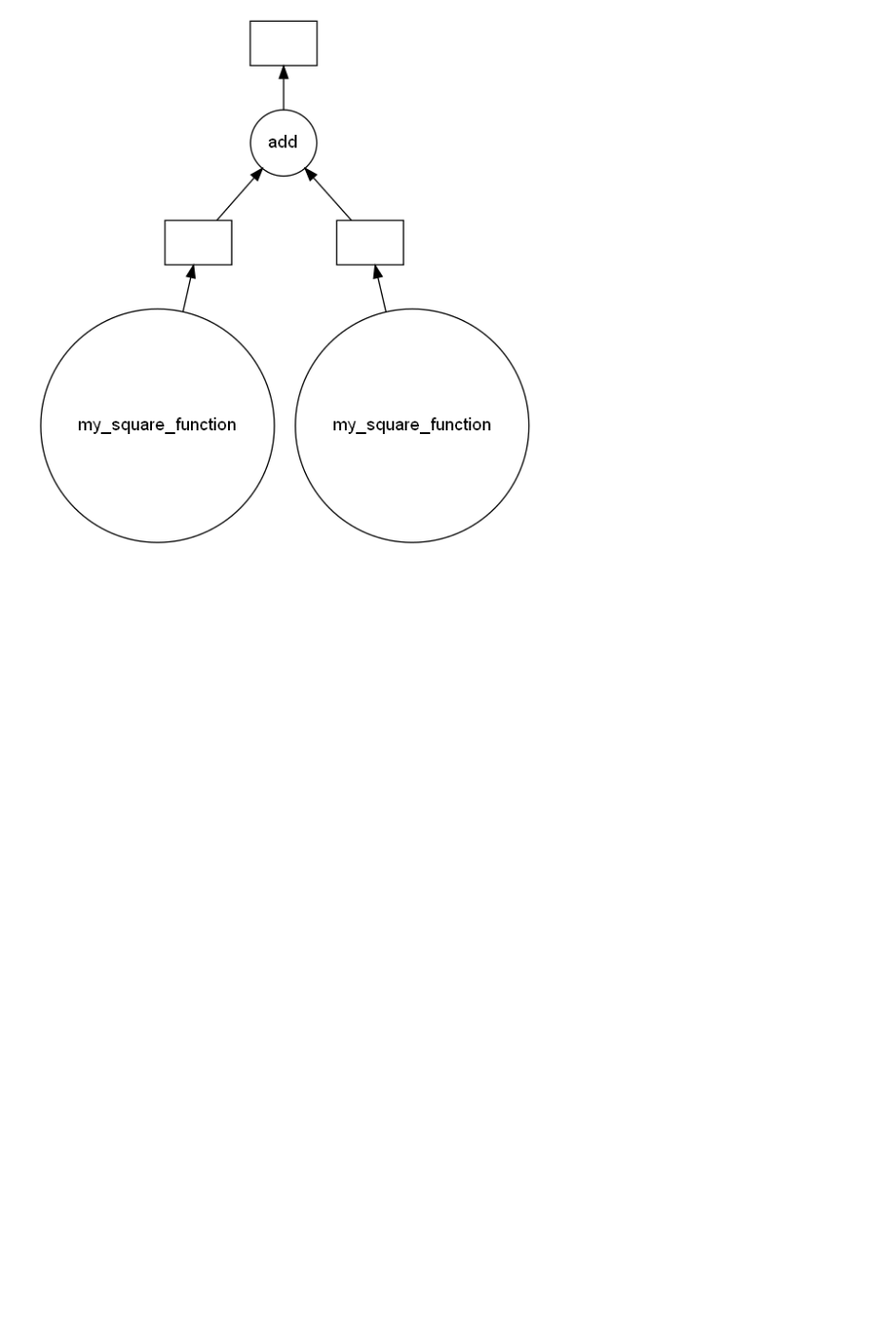
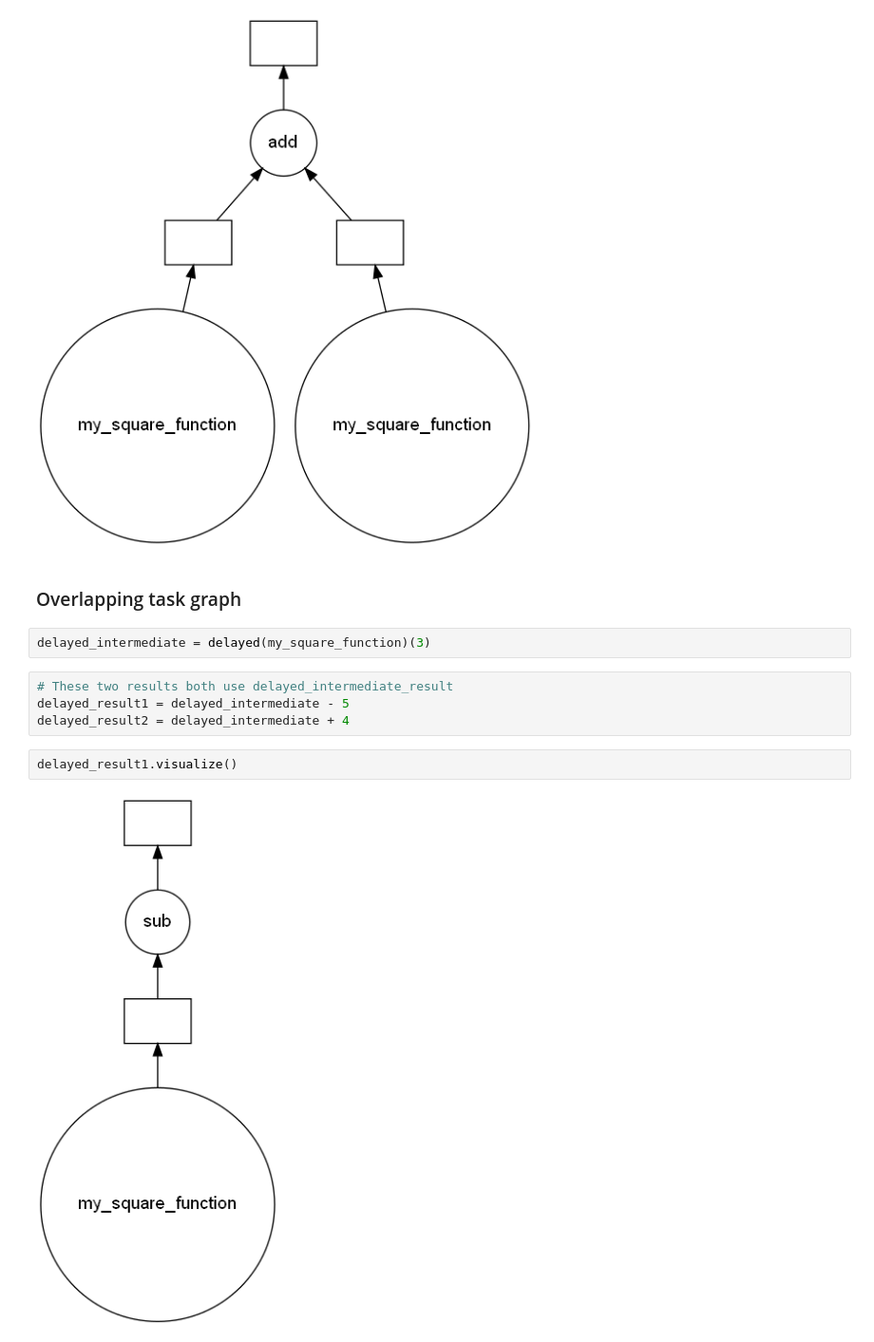
Before and after one commit to abrarmudhir/ds-journey, a Jupyter notebook: datacamp/parallel-programming-with-dask-in-python/lazy-evaluation-and-parallel-computing.ipynb, the cells around one changed output. Shown at 95% size. Saved outputs shown, nothing was run; the diff lists cells and outputs as text; blank space fills up the shorter version.

Commit message:
#8 Task graphs and scheduling methods

```diff
--- a/datacamp/parallel-programming-with-dask-in-python/lazy-evaluation-and-parallel-computing.ipynb
+++ b/datacamp/parallel-programming-with-dask-in-python/lazy-evaluation-and-parallel-computing.ipynb
@@ -151,3 +151,15 @@ result = delayed_num1 + delayed_num2
 result.visualize()
 # %% [output]
 [figure]
+# %% [markdown]
+### Overlapping task graph
+# %%
+delayed_intermediate = delayed(my_square_function)(3)
+# %%
+# These two results both use delayed_intermediate_result
+delayed_result1 = delayed_intermediate - 5
+delayed_result2 = delayed_intermediate + 4
+# %%
+delayed_result1.visualize()
+# %% [output]
+[figure, added]
```
Also changed, not shown: parts of 3 cells of this notebook, 1 other file.
